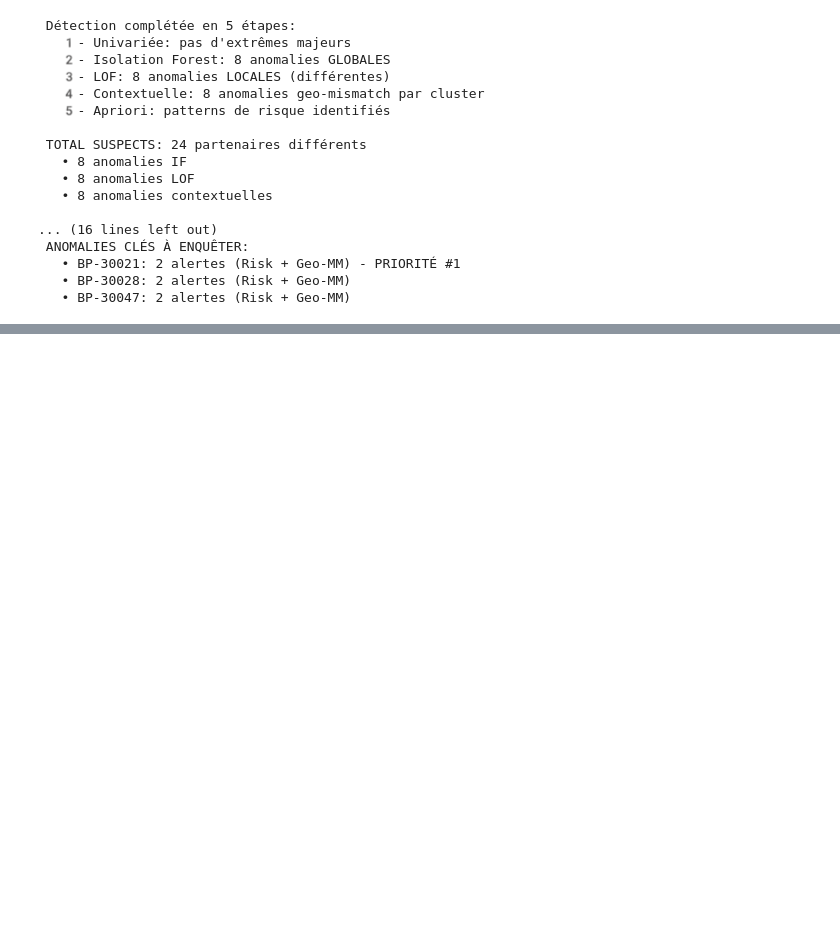
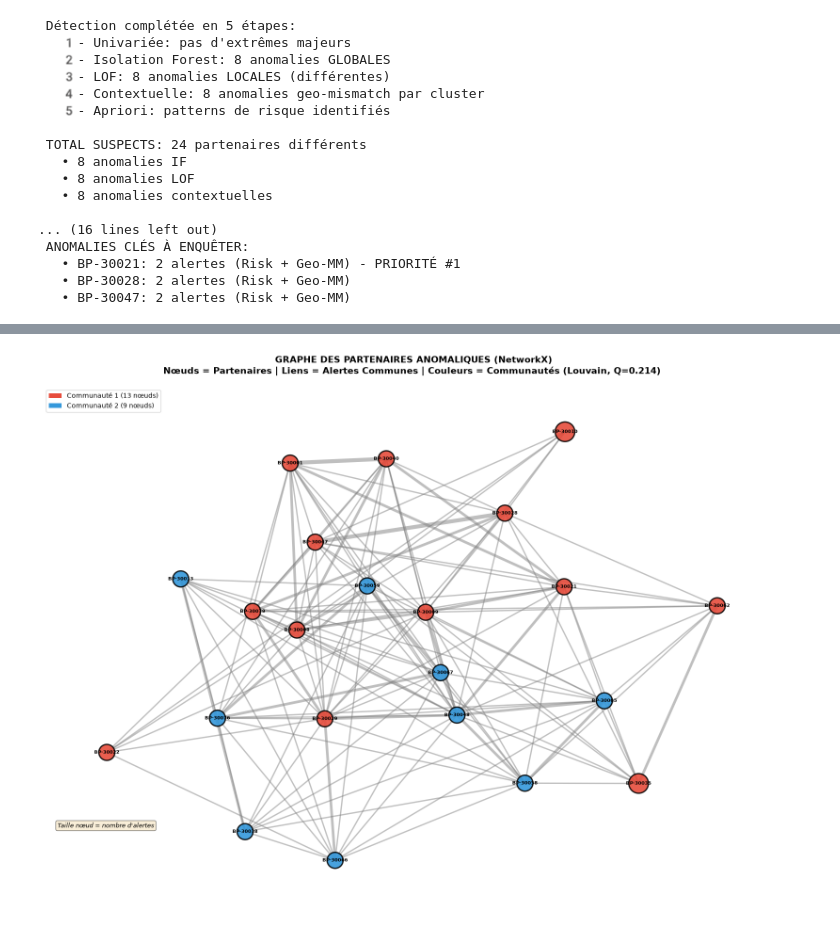
Before and after one commit to HananeDjouadi/G05-DataMining-2627, a Jupyter notebook: data/logistics/erp_business_partners.ipynb, the cells around one changed output, grey strips where cells are left out. Saved outputs shown, nothing was run; the diff lists cells and outputs as text; code cells hidden in the pictures; blank space fills up the shorter version.

```diff
--- a/data/logistics/erp_business_partners.ipynb
+++ b/data/logistics/erp_business_partners.ipynb
@@ -1655,0 +1794,13 @@ print(f"   • BP-30047: 2 alertes (Risk + Geo-MM)")
+# %%
+print(f"\n COMPARAISON DES 3 ALGORITHMES:\n")
+
+# 1. LOUVAIN
+from networkx.algorithms import community as nx_community
+
+communities_louvain = list(nx_community.greedy_modularity_communities(G))
+Q_louvain = nx_community.modularity(G, communities_louvain)
+
+print(f"1️- LOUVAIN (Greedy Modularity):")
+print(f"   • Communautés: {len(communities_louvain)}")
+print(f"   • Modularité Q: {Q_louvain:.4f}")
+print(f"   • Tailles: {[len(c) for c in communities_louvain]}\n")
@@ -1655,0 +1879,85 @@ print(f"   • BP-30047: 2 alertes (Risk + Geo-MM)")
+# %%
+print(f"\n VISUALISATION NetworkX...\n")
+
+fig, ax = plt.subplots(figsize=(16, 12))
+
+color_map = []
+colors_palette = ['#e74c3c', '#3498db', '#2ecc71', '#f39c12', '#9b59b6', '#1abc9c']
+
+for node in G.nodes():
+    for i, comm in enumerate(communities_louvain):
+        if node in comm:
+            color_map.append(colors_palette[i % len(colors_palette)])
+            break
+
+# TAILLES DE NŒUDS (proportionnel au nombre d'alertes)
+node_sizes = []
+for node in G.nodes():
+    alerts = G.nodes[node]['alerts']
+    size = 300 + (alerts * 300)  # Base 300 + 300 par alerte
+    node_sizes.append(size)
+
+# LARGEURS DE LIENS (proportionnel au poids)
+edge_widths = []
+for edge in G.edges():
+    weight = G[edge[0]][edge[1]]['weight']
+    edge_widths.append(weight * 2)
+
+# LAYOUT (spring = force-directed)
+pos = nx.spring_layout(G, k=2, iterations=50, seed=42)
+
+# DESSINER LE GRAPHE
+
+# Nœuds
+nx.draw_networkx_nodes(G, pos,
+                      node_color=color_map,
+                      node_size=node_sizes,
+                      ax=ax,
+                      alpha=0.9,
+                      edgecolors='black',
+                      linewidths=2)
+
+# Liens
+nx.draw_networkx_edges(G, pos,
+                      width=edge_widths,
+                      alpha=0.5,
+                      ax=ax,
+                      edge_color='gray')
+
+# Labels
+nx.draw_networkx_labels(G, pos,
+                       font_size=7,
+                       font_weight='bold',
+                       ax=ax)
+
+# TITRE & LÉGENDE
+ax.set_title(' GRAPHE DES PARTENAIRES ANOMALIQUES (NetworkX)\n' +
+             'Nœuds = Partenaires | Liens = Alertes Communes | ' +
+             'Couleurs = Communautés (Louvain, Q=' + f'{Q_louvain:.3f})',
+             fontsize=14, fontweight='bold', pad=20)
+
+# Légende
+from matplotlib.patches import Patch
+legend_elements = [
+    Patch(facecolor=colors_palette[i % len(colors_palette)],
+          label=f'Communauté {i+1} ({len(communities_louvain[i])} nœuds)')
+    for i in range(len(communities_louvain))
+]
+
+# Tailles
+size_legend = [
+    plt.scatter([], [], s=300, c='gray', label='1 alerte'),
+    plt.scatter([], [], s=600, c='gray', label='2 alertes'),
+    plt.scatter([], [], s=900, c='gray', label='3 alertes'),
+]
+
+ax.legend(handles=legend_elements, loc='upper left', fontsize=10)
+ax.text(0.02, 0.15, 'Taille nœud = nombre d\'alertes',
+        transform=ax.transAxes, fontsize=9, style='italic',
+        bbox=dict(boxstyle='round', facecolor='wheat', alpha=0.5))
+
+ax.axis('off')
+
+plt.tight_layout()
+plt.show()
+# %% [output]
@@ -1655,0 +1965 @@ print(f"   • BP-30047: 2 alertes (Risk + Geo-MM)")
+[figure, added]
```
Also changed, not shown: parts of 42 cells of this notebook.
